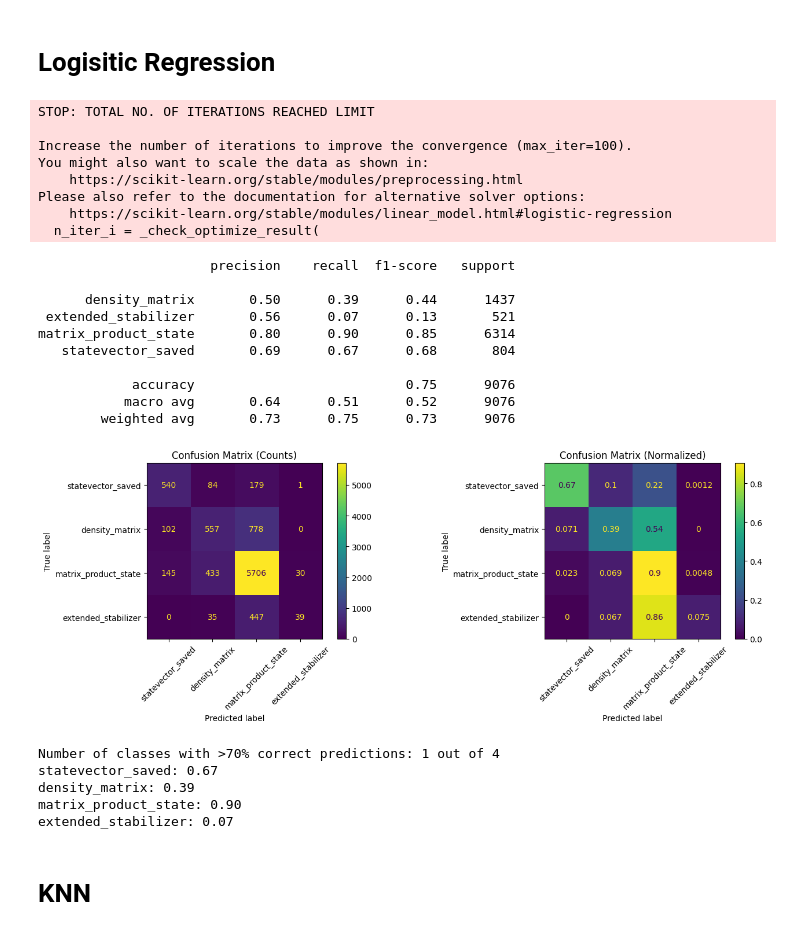
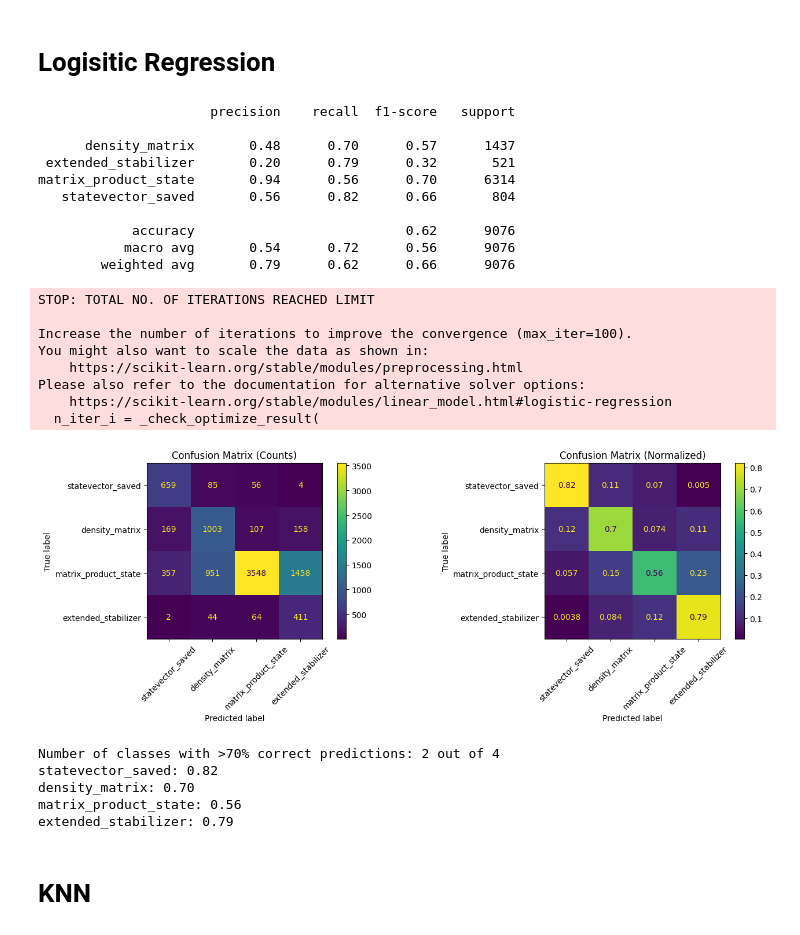
Before and after one commit to andreiilinescu/InferQ, a Jupyter notebook: analysis/selector.ipynb, the cells around one changed output. Drawn from its saved outputs; the diff is of its cells as text; code cells hidden in the pictures.

```diff
--- a/analysis/selector.ipynb
+++ b/analysis/selector.ipynb
@@ -162,7 +243,7 @@ extended_stabilizer     0.057365
 Name: proportion, dtype: float64
 # %%
 from sklearn.metrics import classification_report, ConfusionMatrixDisplay, confusion_matrix
-def PlotConfusionReport(y_test, y_pred):
+def PlotConfusionReport(y_test, y_pred, method):
     fig, axes = plt.subplots(1, 2, figsize=(14, 5))
     ConfusionMatrixDisplay.from_predictions(
         y_test,
@@ -202,12 +283,12 @@ def PlotConfusionReport(y_test, y_pred):
 # %%
 from sklearn.naive_bayes import GaussianNB
 
-model = GaussianNB()
-model.fit(X_train, y_train)
-y_pred = model.predict(X_test)
+modelNaiveBayes = GaussianNB()
+modelNaiveBayes.fit(X_train, y_train)
+y_predNaiveBayes = modelNaiveBayes.predict(X_test)
 
-print(classification_report(y_test, y_pred))
-PlotConfusionReport(y_test, y_pred)
+print(classification_report(y_test, y_predNaiveBayes))
+PlotConfusionReport(y_test, y_predNaiveBayes, "Naive Bayes")
 # %% [output]
                       precision    recall  f1-score   support
 
@@ -230,42 +311,42 @@ extended_stabilizer: 0.87
 # %%
 from sklearn.linear_model import LogisticRegression
 
-model = LogisticRegression(
-    random_state=42
+modelLogisticRegression = LogisticRegression(
+    random_state=42,
+    class_weight="balanced",
 )
 
-model.fit(X_train, y_train)
-y_pred = model.predict(X_test)
+modelLogisticRegression.fit(X_train, y_train)
+y_predLogisticRegression = modelLogisticRegression.predict(X_test)
 
-print(classification_report(y_test, y_pred))
+print(classification_report(y_test, y_predLogisticRegression))
 
-PlotConfusionReport(y_test, y_pred)
-plt.show()
+PlotConfusionReport(y_test, y_predLogisticRegression, "Logistic Regression")
 # %% [output]
-STOP: TOTAL NO. OF ITERATIONS REACHED LIMIT
+                      precision    recall  f1-score   support
 
-Increase the number of iterations to improve the convergence (max_iter=100).
-You might also want to scale the data as shown in:
-    https://scikit-learn.org/stable/modules/preprocessing.html
-Please also refer to the documentation for alternative solver options:
-    https://scikit-learn.org/stable/modules/linear_model.html#logistic-regression
-  n_iter_i = _check_optimize_result(
+      density_matrix       0.48      0.70      0.57      1437
+ extended_stabilizer       0.20      0.79      0.32       521
+matrix_product_state       0.94      0.56      0.70      6314
+   statevector_saved       0.56      0.82      0.66       804
+
+            accuracy                           0.62      9076
+           macro avg       0.54      0.72      0.56      9076
+        weighted avg       0.79      0.62      0.66      9076
-                      precision    recall  f1-score   support
+STOP: TOTAL NO. OF ITERATIONS REACHED LIMIT
 
-      density_matrix       0.50      0.39      0.44      1437
- extended_stabilizer       0.56      0.07      0.13       521
-matrix_product_state       0.80      0.90      0.85      6314
-   statevector_saved       0.69      0.67      0.68       804
-
-            accuracy                           0.75      9076
-           macro avg       0.64      0.51      0.52      9076
-        weighted avg       0.73      0.75      0.73      9076
+Increase the number of iterations to improve the convergence (max_iter=100).
+You might also want to scale the data as shown in:
+    https://scikit-learn.org/stable/modules/preprocessing.html
+Please also refer to the documentation for alternative solver options:
+    https://scikit-learn.org/stable/modules/linear_model.html#logistic-regression
+  n_iter_i = _check_optimize_result(
-[figure, old version]
+[figure, new version]
-Number of classes with >70% correct predictions: 1 out of 4
-statevector_saved: 0.67
-density_matrix: 0.39
-matrix_product_state: 0.90
-extended_stabilizer: 0.07
+Number of classes with >70% correct predictions: 2 out of 4
+statevector_saved: 0.82
+density_matrix: 0.70
+matrix_product_state: 0.56
+extended_stabilizer: 0.79
 # %% [markdown]
 # KNN
 # %%
```
Also changed, not shown: parts of 9 cells of this notebook, 1 other file.
